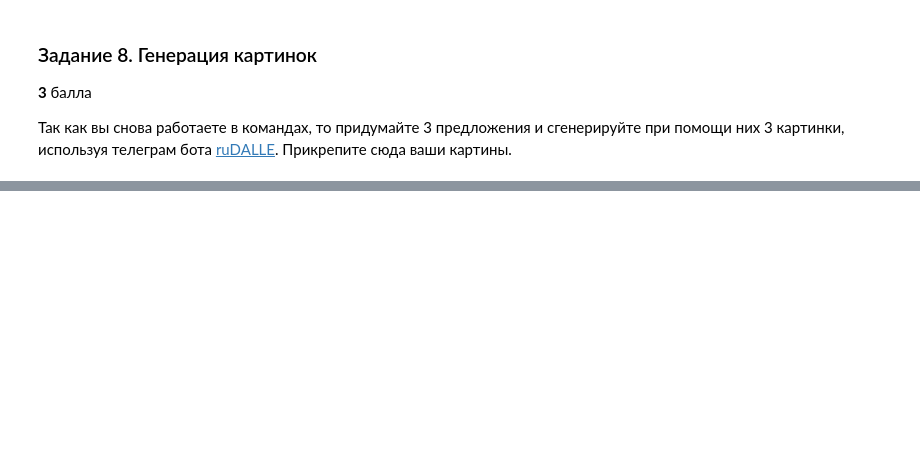
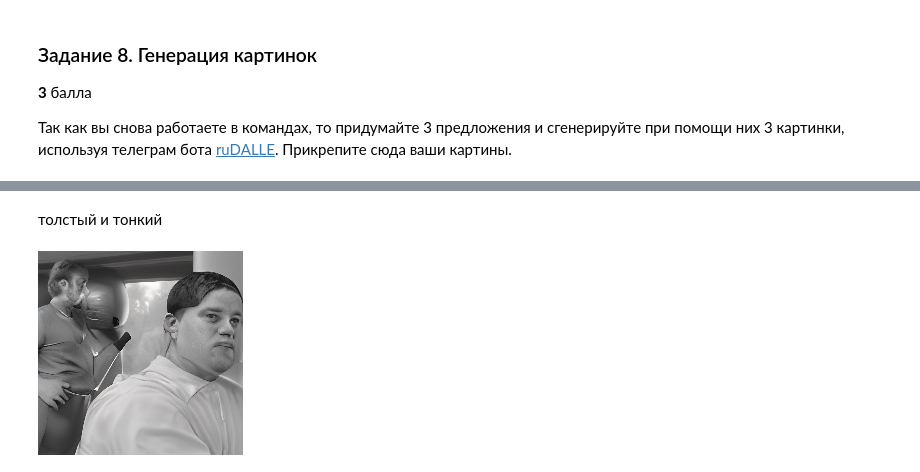
Before and after one commit to kambizaur/BI_ML_2023, a Jupyter notebook: HW_07_08_nn_intro/code/FC_NN_practice.ipynb, the cells around one changed output, grey strips where cells are left out. Drawn from its saved outputs; the diff is of its cells as text; code cells hidden in the pictures; blank space fills up the shorter version.

```diff
--- a/HW_07_08_nn_intro/code/FC_NN_practice.ipynb
+++ b/HW_07_08_nn_intro/code/FC_NN_practice.ipynb
@@ -508,0 +564,6 @@ class CustomReLU(nn.Module):
+# %% [markdown]
+толстый и тонкий
+# %%
+Image.open("2.jpg")
+# %% [output]
+[figure, added]
```
Also changed, not shown: parts of 14 cells of this notebook.
